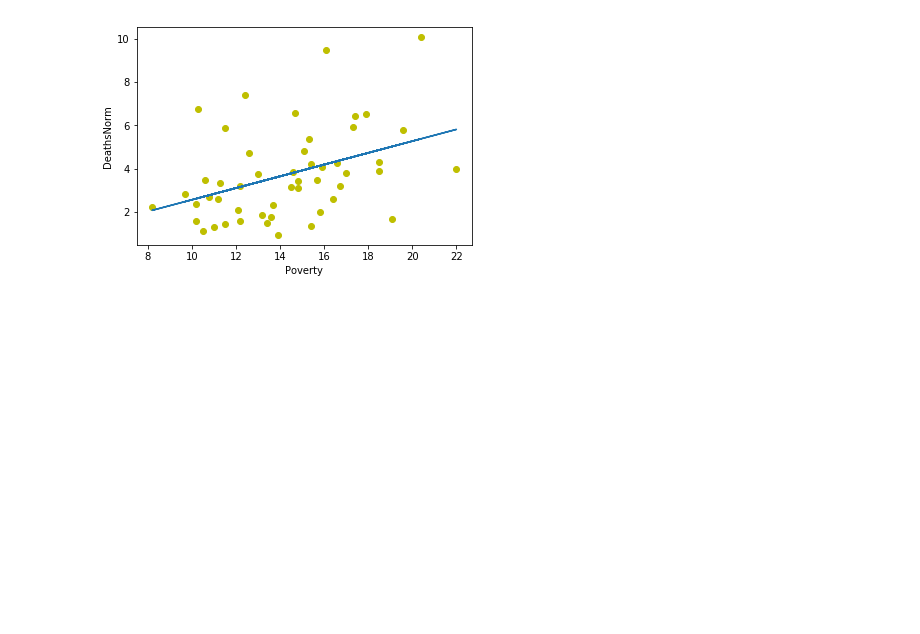
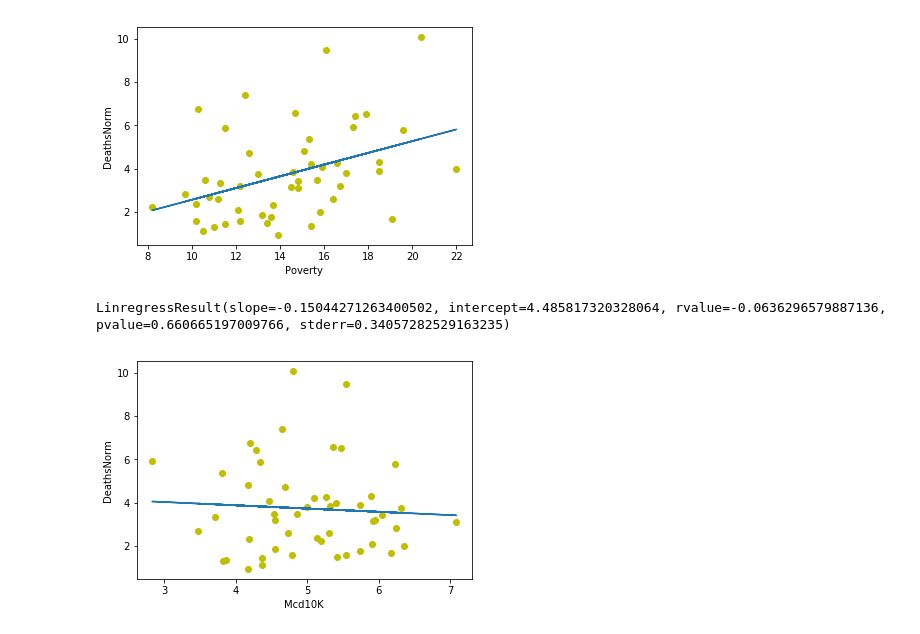
Before and after one commit to eme198project/police_data_analysis, a Jupyter notebook: LinReg.ipynb, the cells around one changed output. Cells and saved outputs as stored; diff of their text form; code cells hidden in the pictures; blank space fills up the shorter version.

```diff
--- a/LinReg.ipynb
+++ b/LinReg.ipynb
@@ -78,3 +93,19 @@ linres
 # %% [output]
 LinregressResult(slope=0.27084181867221874, intercept=-0.14117920557752006, rvalue=0.4025347672719408, pvalue=0.0037548467401469833, stderr=0.08890063088186205)
 [figure]
+# %%
+# Regression line and results for Gini (predictor variable) to Death/1M (response variable)
+x='Mcd10K'
+y='DeathsNorm'
+
+model = np.polyfit(df15state[x], df15state[y],1)
+modelFit = np.poly1d(model)
+plt.plot(df15state[x],df15state[y], 'yo',df15state[x], modelFit(df15state[x]))
+linres=linregress(df15state[x], df15state[y]) #x and y are arrays or lists.
+plt.ylabel(y)
+plt.xlabel(x)
+
+linres
+# %% [output]
+LinregressResult(slope=-0.15044271263400502, intercept=4.485817320328064, rvalue=-0.0636296579887136, pvalue=0.660665197009766, stderr=0.34057282529163235)
+[figure, added]
```
Also changed, not shown: parts of 8 cells of this notebook.
